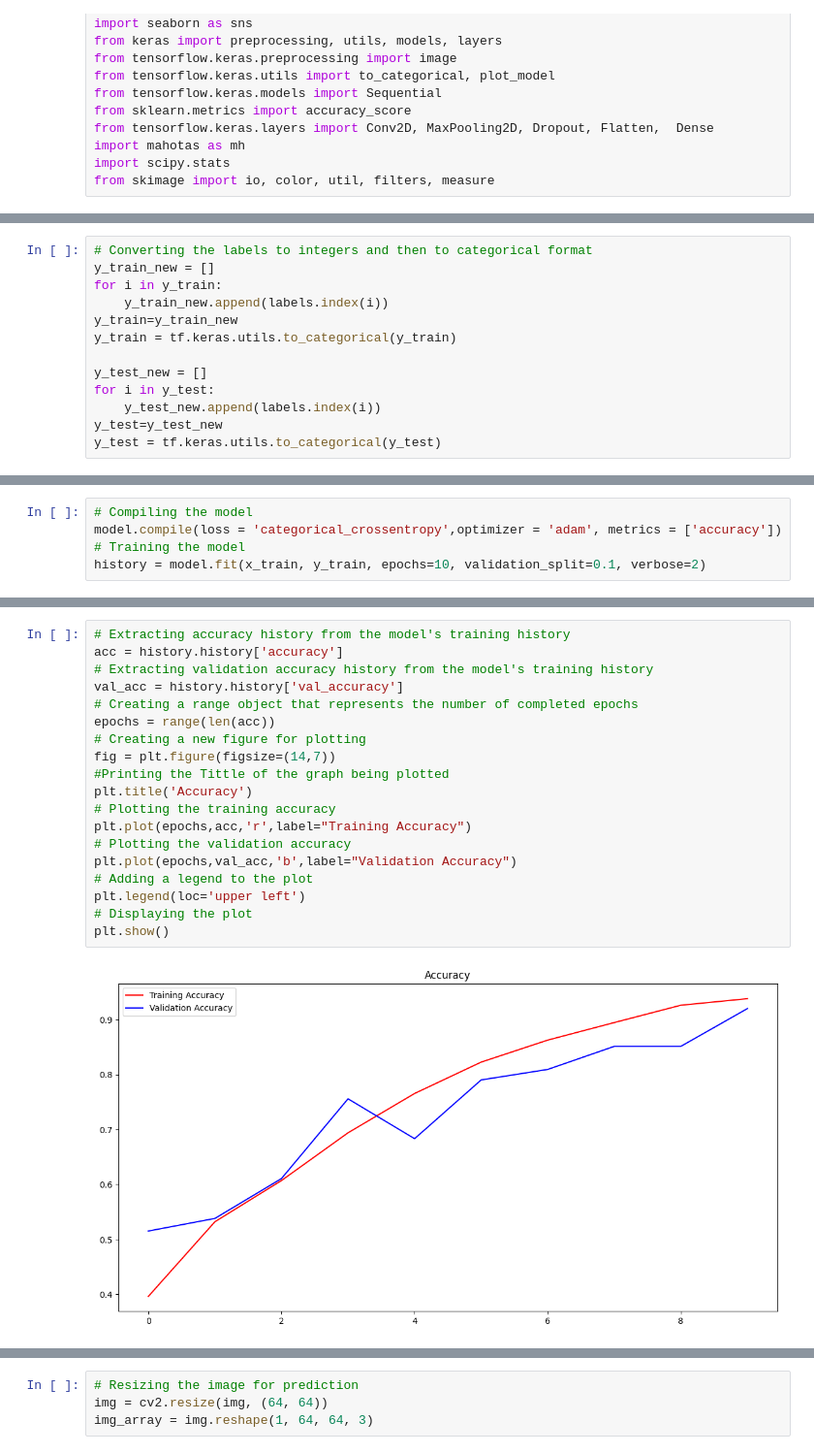
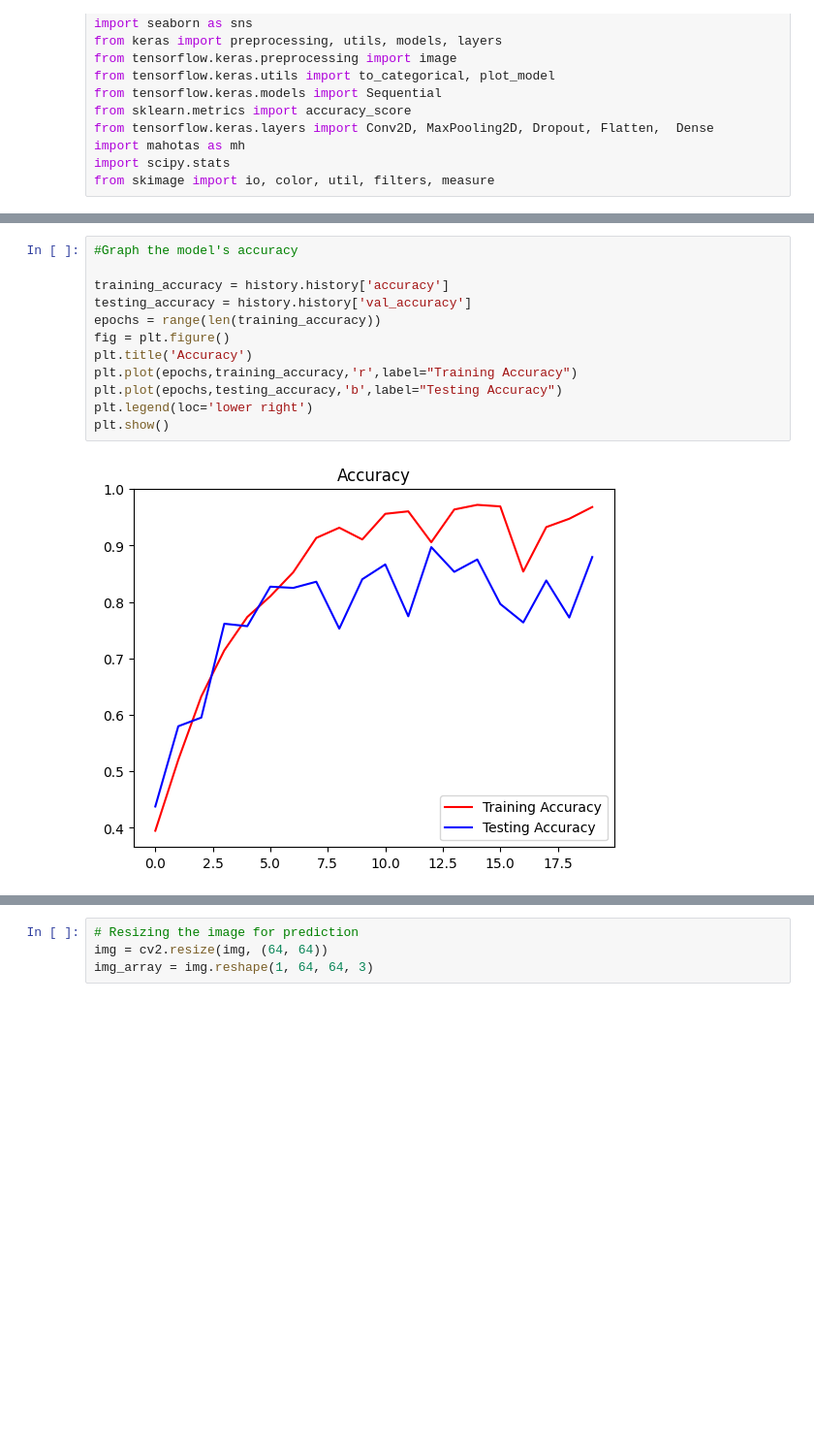
Before and after one commit to kavinbapat/AIFinalProject, a Jupyter notebook: braintumor_cnn.ipynb, the cells around one changed output, grey strips where cells are left out. Shown: that part at 97% size. Saved outputs shown, nothing was run; the diff lists cells and outputs as text; blank space fills up the shorter version.

```diff
--- a/braintumor_cnn.ipynb
+++ b/braintumor_cnn.ipynb
@@ -85,14 +75 @@ print(y_test.shape)
-# %%
-# Converting the labels to integers and then to categorical format
-y_train_new = []
-for i in y_train:
-    y_train_new.append(labels.index(i))
-y_train=y_train_new
-y_train = tf.keras.utils.to_categorical(y_train)
-
-y_test_new = []
-for i in y_test:
-    y_test_new.append(labels.index(i))
-y_test=y_test_new
-y_test = tf.keras.utils.to_categorical(y_test)
 # %%
@@ -148,5 +95,0 @@ You must install pydot (`pip install pydot`) for `plot_model` to work.
-# %%
-# Compiling the model
-model.compile(loss = 'categorical_crossentropy',optimizer = 'adam', metrics = ['accuracy'])
-# Training the model
-history = model.fit(x_train, y_train, epochs=10, validation_split=0.1, verbose=2)
@@ -183,21 +104,14 @@ eval_model_on_trainedData
 # %%
-# Extracting accuracy history from the model's training history
-acc = history.history['accuracy']
-# Extracting validation accuracy history from the model's training history
-val_acc = history.history['val_accuracy']
-# Creating a range object that represents the number of completed epochs
-epochs = range(len(acc))
-# Creating a new figure for plotting
-fig = plt.figure(figsize=(14,7))
-#Printing the Tittle of the graph being plotted
+#Graph the model's accuracy
+
+training_accuracy = history.history['accuracy']
+testing_accuracy = history.history['val_accuracy']
+epochs = range(len(training_accuracy))
+fig = plt.figure()
 plt.title('Accuracy')
-# Plotting the training accuracy
-plt.plot(epochs,acc,'r',label="Training Accuracy")
-# Plotting the validation accuracy
-plt.plot(epochs,val_acc,'b',label="Validation Accuracy")
-# Adding a legend to the plot
-plt.legend(loc='upper left')
-# Displaying the plot
+plt.plot(epochs,training_accuracy,'r',label="Training Accuracy")
+plt.plot(epochs,testing_accuracy,'b',label="Testing Accuracy")
+plt.legend(loc='lower right')
 plt.show()
 # %% [output]
-[figure, old version]
+[figure, new version]
```
Also changed, not shown: parts of 17 cells of this notebook.
